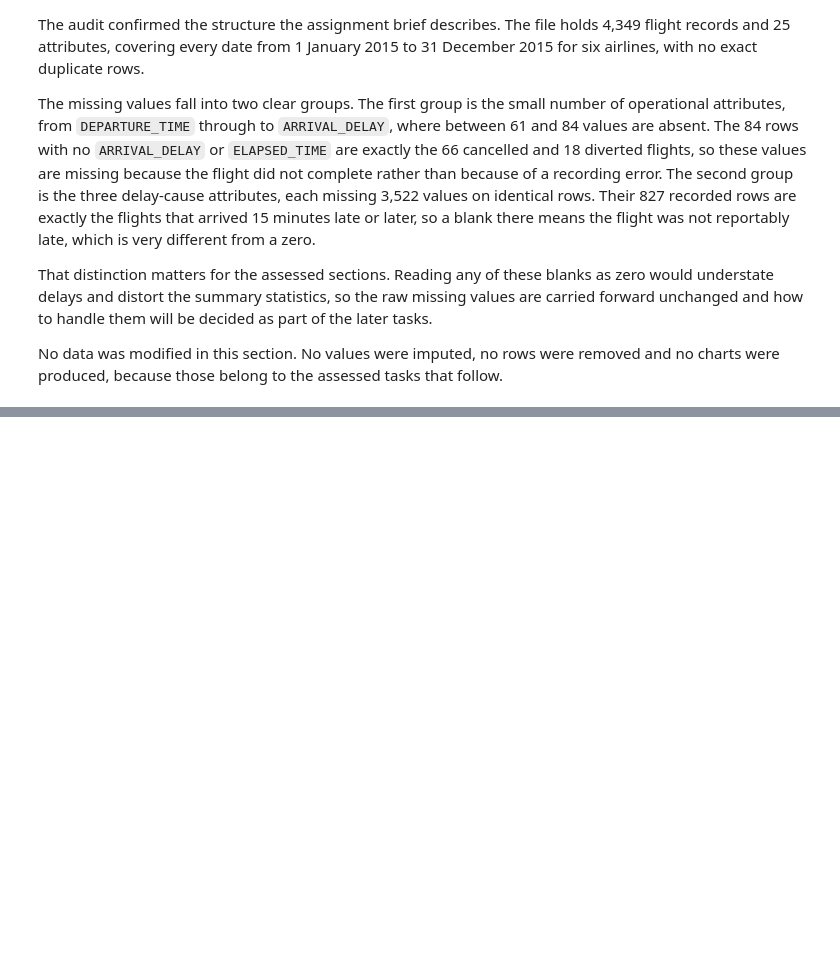
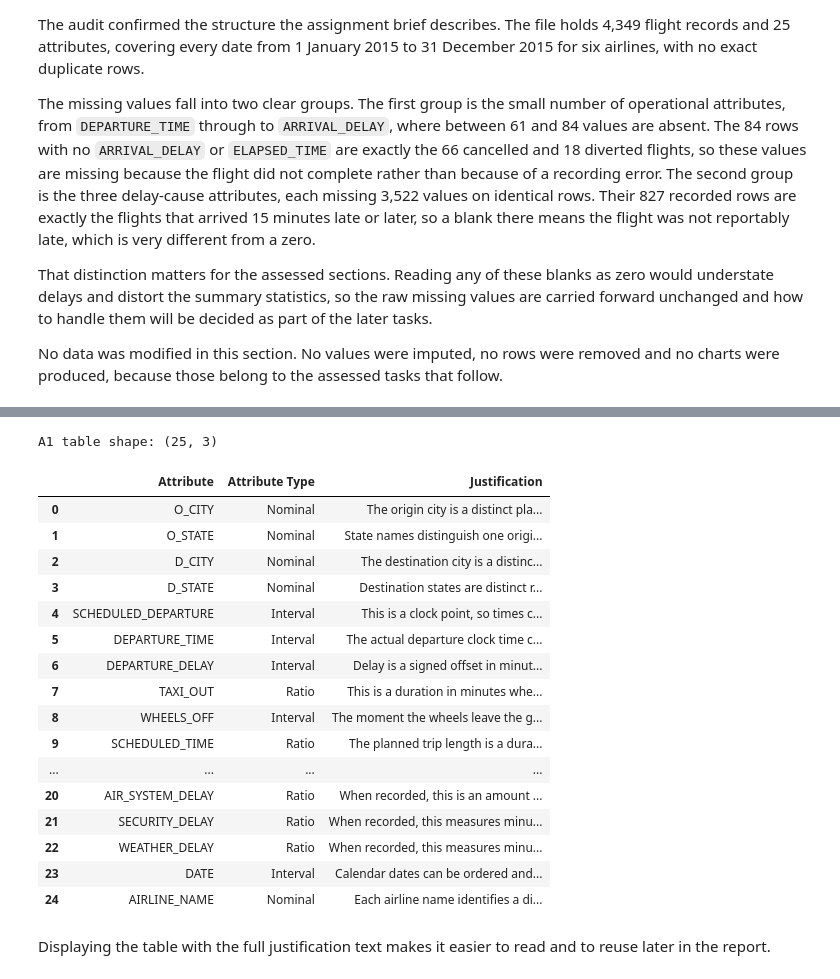
Before and after one commit to le23967/31250-assignment2-25740123, a Jupyter notebook: ida_25740123.ipynb, the cells around one changed output, grey strips where cells are left out. Saved outputs shown, nothing was run; the diff lists cells and outputs as text; code cells hidden in the pictures; blank space fills up the shorter version.

Commit message:
A1 complete attribute type classification

```diff
--- a/ida_25740123.ipynb
+++ b/ida_25740123.ipynb
@@ -477,0 +542,21 @@ No data was modified in this section. No values were imputed, no rows were remov
+# %%
+a1_rows.append(["TAXI_OUT", "Ratio",
+    "This is a duration in minutes where zero means no time elapsed taxiing, so differences and ratios are both meaningful."])
+a1_rows.append(["SCHEDULED_TIME", "Ratio",
+    "The planned trip length is a duration with a true zero, so one flight can be meaningfully twice as long as another."])
+a1_rows.append(["ELAPSED_TIME", "Ratio",
+    "Total elapsed time measures an amount of time with a genuine zero, which allows meaningful differences and ratio comparisons."])
+a1_rows.append(["AIR_TIME", "Ratio",
+    "Time airborne is a measured duration where zero represents no time in the air, so ratio statements are meaningful."])
+a1_rows.append(["DISTANCE", "Ratio",
+    "Distance has a true zero at no separation and equal units, so one route can be meaningfully twice as far as another."])
+a1_rows.append(["TAXI_IN", "Ratio",
+    "The taxi-in duration counts minutes from a genuine zero, so both differences and ratio comparisons between flights are meaningful."])
+a1_rows.append(["AIR_SYSTEM_DELAY", "Ratio",
+    "When recorded, this is an amount of delay caused by the air system, and zero minutes is a meaningful absence of it."])
+a1_rows.append(["SECURITY_DELAY", "Ratio",
+    "When recorded, this measures minutes of delay attributed to security, with zero representing no such delay contribution."])
+a1_rows.append(["WEATHER_DELAY", "Ratio",
+    "When recorded, this measures minutes of delay attributed to weather, and zero marks a true absence of weather delay."])
+
+print("Total attributes classified:", len(a1_rows))
@@ -477,0 +569,32 @@ No data was modified in this section. No values were imputed, no rows were remov
+# %%
+a1_table = pd.DataFrame(a1_rows, columns=["Attribute", "Attribute Type", "Justification"])
+
+# Sort the rows into the original dataset column order, taken from the data itself.
+attribute_order = list(df_raw.columns)
+a1_table["Dataset position"] = a1_table["Attribute"].map(attribute_order.index)
+a1_table = a1_table.sort_values("Dataset position").reset_index(drop=True)
+a1_table = a1_table.drop(columns="Dataset position")
+
+print("A1 table shape:", a1_table.shape)
+a1_table
+# %% [output]
+A1 table shape: (25, 3)
+|  | Attribute | Attribute Type | Justification |
+| 0 | O_CITY | Nominal | The origin city is a distinct pla... |
+| 1 | O_STATE | Nominal | State names distinguish one origi... |
+| 2 | D_CITY | Nominal | The destination city is a distinc... |
+| 3 | D_STATE | Nominal | Destination states are distinct r... |
+| 4 | SCHEDULED_DEPARTURE | Interval | This is a clock point, so times c... |
+| 5 | DEPARTURE_TIME | Interval | The actual departure clock time c... |
+| 6 | DEPARTURE_DELAY | Interval | Delay is a signed offset in minut... |
+| 7 | TAXI_OUT | Ratio | This is a duration in minutes whe... |
+| 8 | WHEELS_OFF | Interval | The moment the wheels leave the g... |
+| 9 | SCHEDULED_TIME | Ratio | The planned trip length is a dura... |
+| ... | ... | ... | ... |
+| 20 | AIR_SYSTEM_DELAY | Ratio | When recorded, this is an amount ... |
+| 21 | SECURITY_DELAY | Ratio | When recorded, this measures minu... |
+| 22 | WEATHER_DELAY | Ratio | When recorded, this measures minu... |
+| 23 | DATE | Interval | Calendar dates can be ordered and... |
+| 24 | AIRLINE_NAME | Nominal | Each airline name identifies a di... |
+# %% [markdown]
+Displaying the table with the full justification text makes it easier to read and to reuse later in the report.
```
Also changed, not shown: parts of 17 cells of this notebook, 1 other file.
